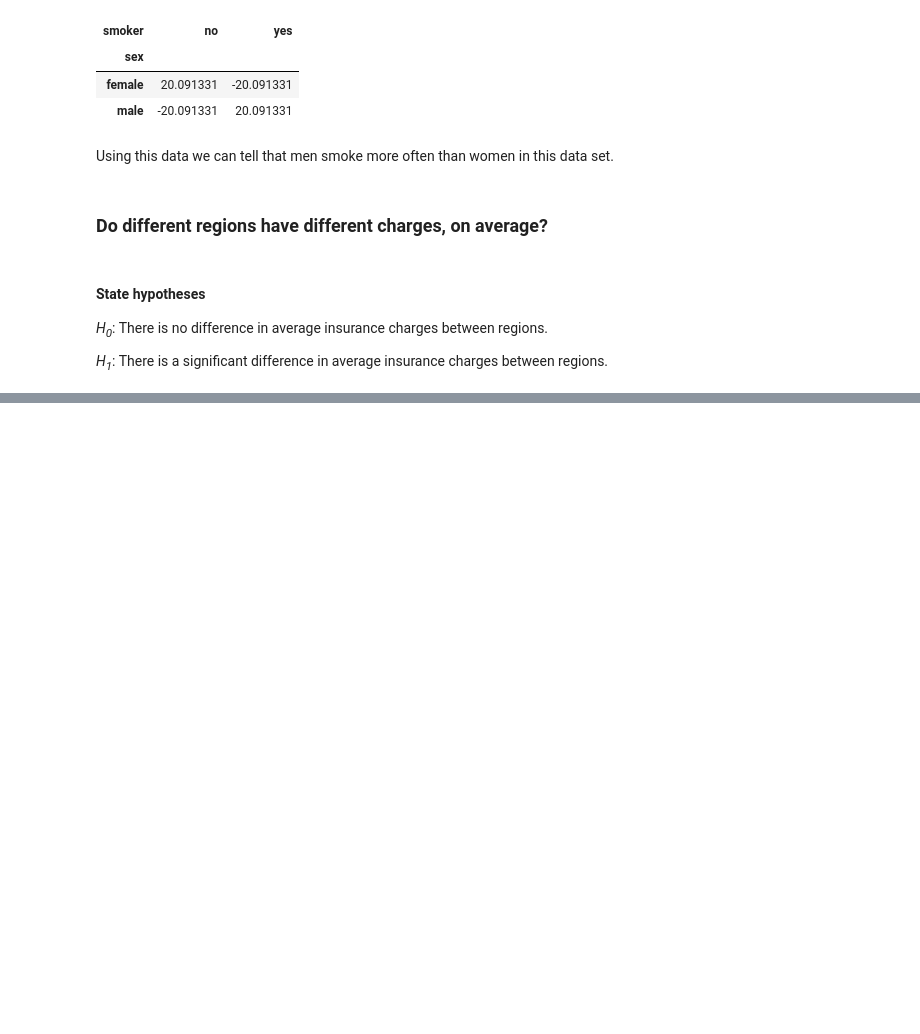
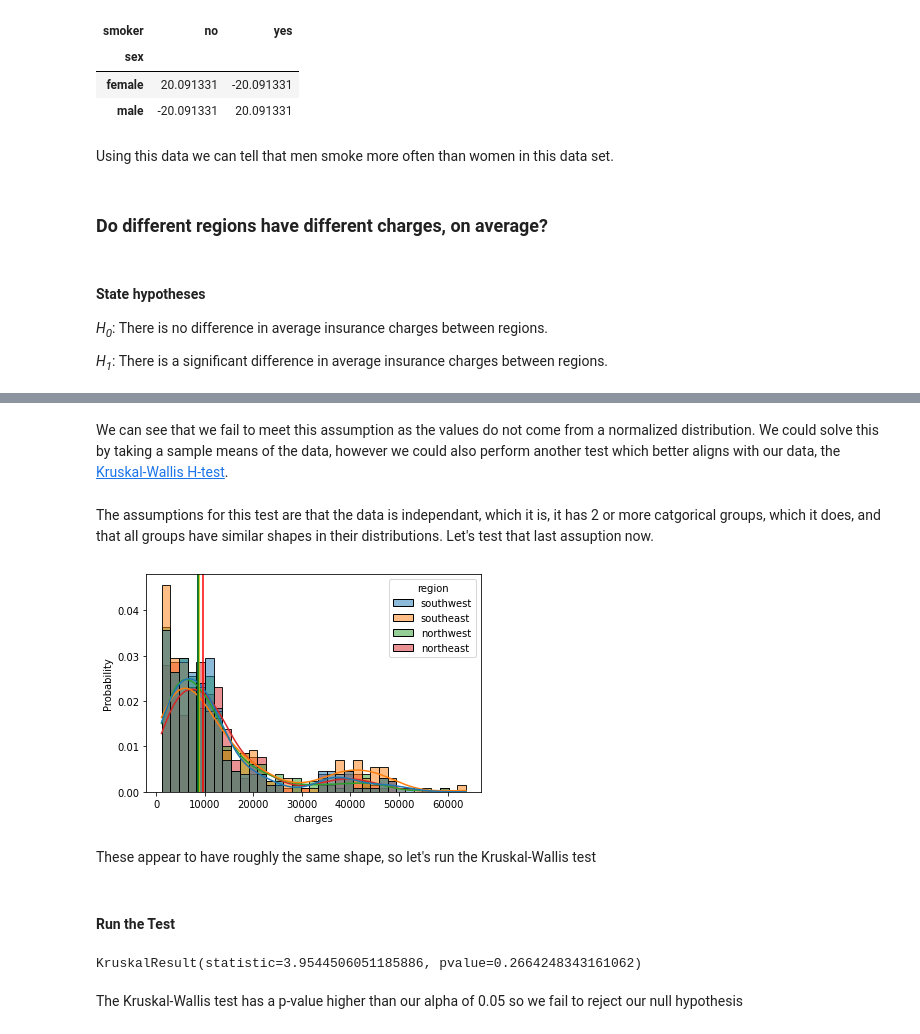
Before and after one commit to SeraphDev6/Hypothesis_Testing_with_Insurance_Data, a Jupyter notebook: Hypothesis_testing.ipynb, the cells around one changed output, grey strips where cells are left out. Saved outputs shown, nothing was run; the diff lists cells and outputs as text; code cells hidden in the pictures; blank space fills up the shorter version.

```diff
--- a/Hypothesis_testing.ipynb
+++ b/Hypothesis_testing.ipynb
@@ -197,0 +206,5 @@ Using this data we can tell that men smoke more often than women in this data se
+# %%
+regions = {}
+for i in df['region'].unique():
+    regions[i] = df[df['region']==i]['charges'].copy()
+regions.keys()
@@ -197,0 +213,9 @@ Using this data we can tell that men smoke more often than women in this data se
+# %%
+norm_dict = {}
+for i, data in regions.items():
+  stat, p = scipy.stats.normaltest(data)
+  norm_dict[i] = {"n": len(data),
+                  "p": p,
+                  "stat":stat
+                  }
+pd.DataFrame(norm_dict).T
@@ -197,0 +228,23 @@ Using this data we can tell that men smoke more often than women in this data se
+# %% [markdown]
+We can see that we fail to meet this assumption as the values do not come from a normalized distribution. We could solve this by taking a sample means of the data, however we could also perform another test which better aligns with our data, the [Kruskal-Wallis H-test](https://docs.scipy.org/doc/scipy/reference/generated/scipy.stats.kruskal.html).
+# %% [markdown]
+The assumptions for this test are that the data is independant, which it is, it has 2 or more catgorical groups, which it does, and that all groups have similar shapes in their distributions. Let's test that last assuption now.
+# %%
+colors = ["b","y","g","r"]
+
+sns.histplot(data=df, x="charges",hue="region", stat='probability', kde=True)
+
+for i,region in enumerate(regions.values()):
+  plt.gca().axvline(region.median(), c=colors[i])
+# %% [output]
+[figure, added]
+# %% [markdown]
+These appear to have roughly the same shape, so let's run the Kruskal-Wallis test
+# %% [markdown]
+#### Run the Test
+# %%
+scipy.stats.kruskal(*regions.values())
+# %% [output]
+KruskalResult(statistic=3.9544506051185886, pvalue=0.2664248343161062)
+# %% [markdown]
+The Kruskal-Wallis test has a p-value higher than our alpha of 0.05 so we fail to reject our null hypothesis
```
Also changed, not shown: parts of 6 cells of this notebook.
